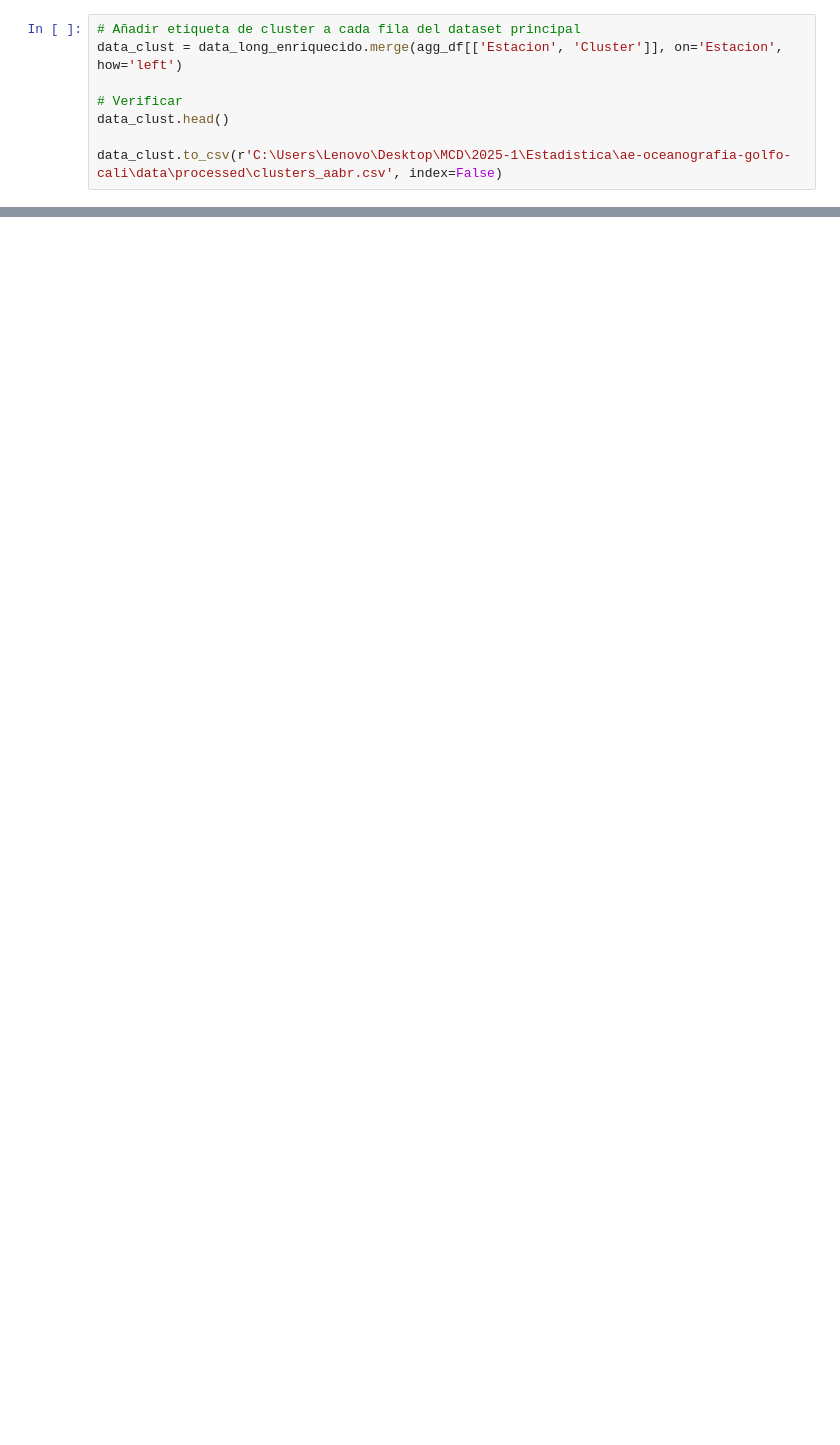
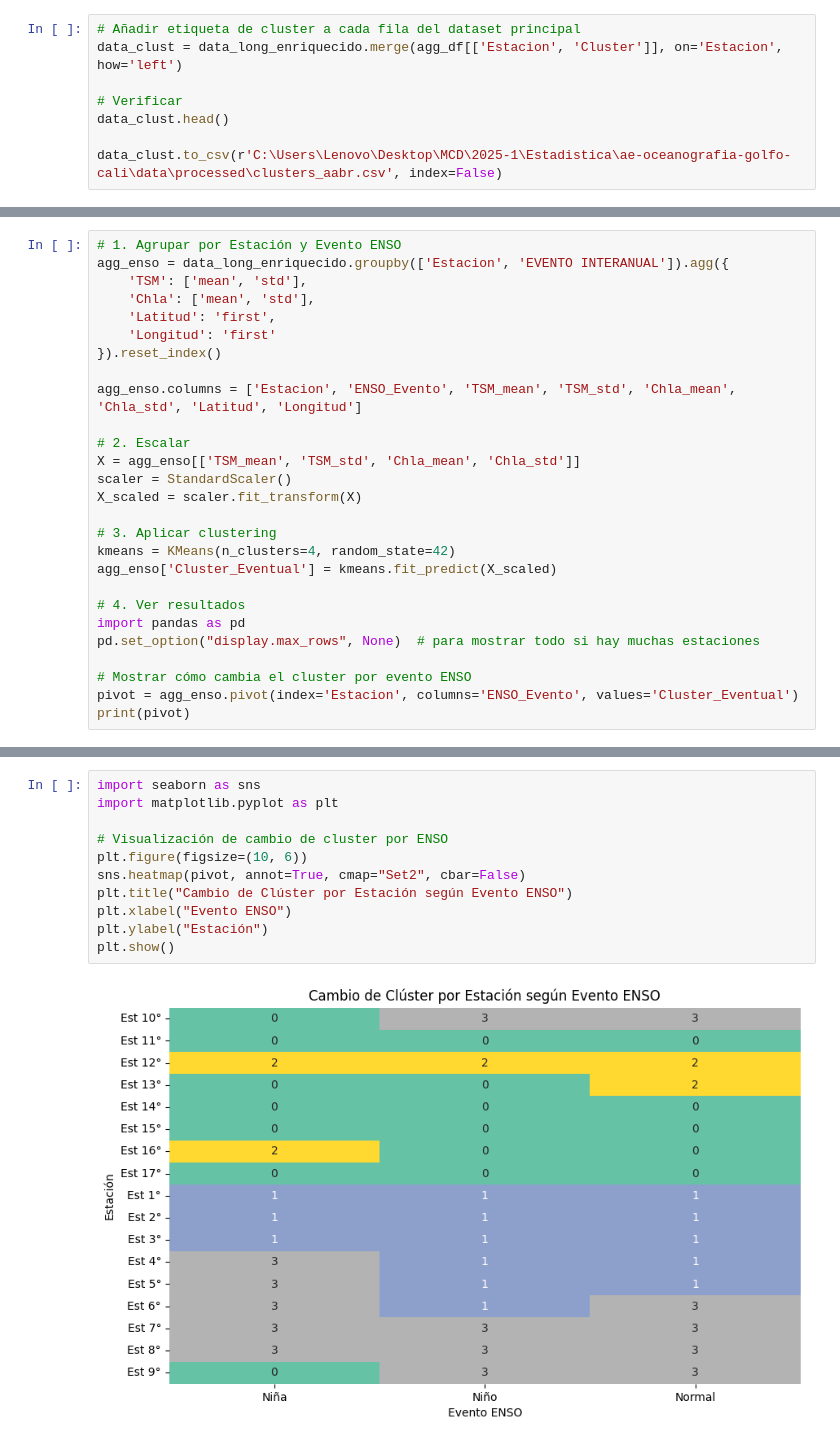
Before and after one commit to tukey-stans/ae-oceanografia-golfo-cali, a Jupyter notebook: notebooks/AABR/AABR_Clustering.ipynb, the cells around one changed output, grey strips where cells are left out. Cells and saved outputs as stored; diff of their text form; blank space fills up the shorter version.

```diff
--- a/notebooks/AABR/AABR_Clustering.ipynb
+++ b/notebooks/AABR/AABR_Clustering.ipynb
@@ -301,0 +340,27 @@ data_clust.to_csv(r'C:\Users\Lenovo\Desktop\MCD\2025-1\Estadistica\ae-oceanograf
+# %%
+# 1. Agrupar por Estación y Evento ENSO
+agg_enso = data_long_enriquecido.groupby(['Estacion', 'EVENTO INTERANUAL']).agg({
+    'TSM': ['mean', 'std'],
+    'Chla': ['mean', 'std'],
+    'Latitud': 'first',
+    'Longitud': 'first'
+}).reset_index()
+
+agg_enso.columns = ['Estacion', 'ENSO_Evento', 'TSM_mean', 'TSM_std', 'Chla_mean', 'Chla_std', 'Latitud', 'Longitud']
+
+# 2. Escalar
+X = agg_enso[['TSM_mean', 'TSM_std', 'Chla_mean', 'Chla_std']]
+scaler = StandardScaler()
+X_scaled = scaler.fit_transform(X)
+
+# 3. Aplicar clustering
+kmeans = KMeans(n_clusters=4, random_state=42)
+agg_enso['Cluster_Eventual'] = kmeans.fit_predict(X_scaled)
+
+# 4. Ver resultados
+import pandas as pd
+pd.set_option("display.max_rows", None)  # para mostrar todo si hay muchas estaciones
+
+# Mostrar cómo cambia el cluster por evento ENSO
+pivot = agg_enso.pivot(index='Estacion', columns='ENSO_Evento', values='Cluster_Eventual')
+print(pivot)
@@ -301,0 +412,13 @@ data_clust.to_csv(r'C:\Users\Lenovo\Desktop\MCD\2025-1\Estadistica\ae-oceanograf
+# %%
+import seaborn as sns
+import matplotlib.pyplot as plt
+
+# Visualización de cambio de cluster por ENSO
+plt.figure(figsize=(10, 6))
+sns.heatmap(pivot, annot=True, cmap="Set2", cbar=False)
+plt.title("Cambio de Clúster por Estación según Evento ENSO")
+plt.xlabel("Evento ENSO")
+plt.ylabel("Estación")
+plt.show()
+# %% [output]
+[figure, added]
```
Also changed, not shown: parts of 9 cells of this notebook.
